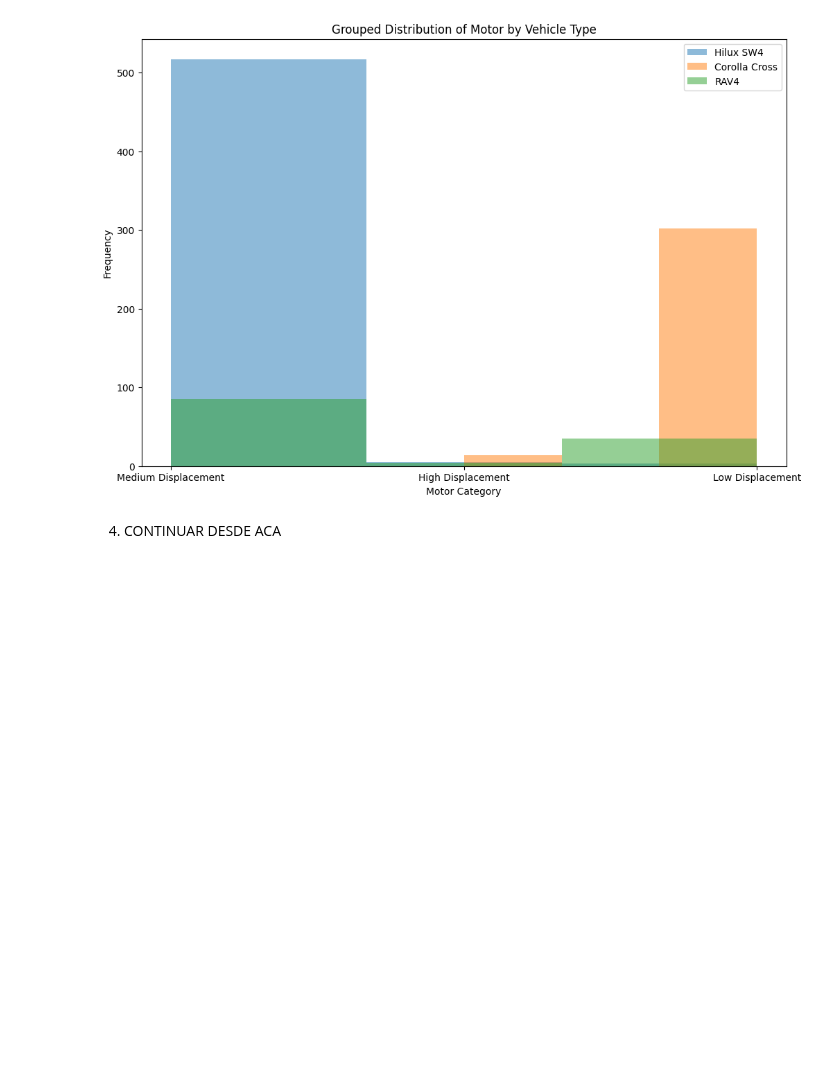
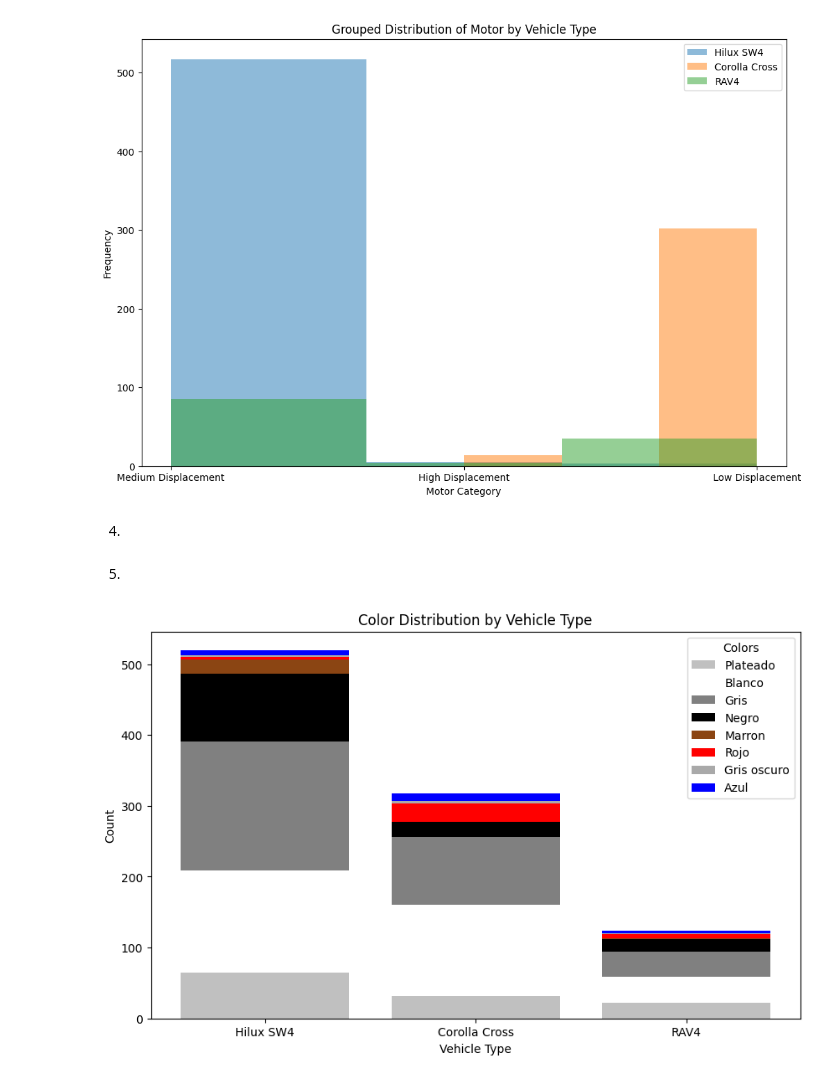
Before and after one commit to toiaalynch/machineLearningTP1, a Jupyter notebook: notebook/Entrega.ipynb, the cells around one changed output. Drawn from its saved outputs; the diff is of its cells as text; code cells hidden in the pictures; blank space fills up the shorter version.

```diff
--- a/notebook/Entrega.ipynb
+++ b/notebook/Entrega.ipynb
@@ -61,18 +103,14 @@ plt.show()
 # %% [markdown]
 2.
 # %%
-import matplotlib.pyplot as plt
-
-# Your data arrays
-years_of_manufacture = data[:, 1]
-kilometers_driven = data[:, 19]
-vehicle_type = data[:, 2]
+years_of_manufacture = year_col
+kilometers_driven = kilometers_col
+vehicle_type = vehicle_type_col
 
 vehicle_types = ['Hilux SW4', 'Corolla Cross', 'RAV4']
 
 plt.figure(figsize=(10, 6))
 
-# Plot each vehicle type separately
 for i, v_type in enumerate(vehicle_types, start=1):
     plt.scatter(years_of_manufacture[vehicle_type == i],
                 kilometers_driven[vehicle_type == i],
@@ -91,7 +129,6 @@ plt.show()
 import numpy as np
 import matplotlib.pyplot as plt
 
-# Function to group motor values into categories
 def group_motor_values(motor):
     motor = float(motor)
     if motor <= 2.0:
@@ -101,18 +138,15 @@ def group_motor_values(motor):
     else:
         return 'High Displacement'
 
-# Group the motor data
-motor_data = data[:, 18]  # Assuming motor data is in column 6
-vehicle_type = data[:, 2]  # Assuming vehicle type is in column 2
 vehicle_types = ['Hilux SW4', 'Corolla Cross', 'RAV4']
 
-grouped_motor_data = np.array([group_motor_values(motor) for motor in motor_data])
+grouped_motor_data = np.array([group_motor_values(motor) for motor in motor_col])
 
 # Plot the grouped motor distribution by vehicle type
 plt.figure(figsize=(12, 8))
 
 for i, v_type in enumerate(vehicle_types, start=1):
-    plt.hist(grouped_motor_data[vehicle_type == i], bins=3, alpha=0.5, label=v_type)
+    plt.hist(grouped_motor_data[vehicle_type_col == i], bins=3, alpha=0.5, label=v_type)
 
 plt.title("Grouped Distribution of Motor by Vehicle Type")
 plt.xlabel("Motor Category")
@@ -121,5 +155,5 @@ plt.legend()
 plt.show()
 # %% [output]
 [figure]
-# %% [markdown]
-4. CONTINUAR DESDE ACA
+# %% [markdown]
+4.
@@ -125,0 +162,44 @@ plt.show()
+# %% [markdown]
+5.
+# %%
+import matplotlib.pyplot as plt
+import numpy as np
+
+vehicle_types = ['Hilux SW4', 'Corolla Cross', 'RAV4']  # Tipos de vehículos
+colors = ['Plateado', 'Blanco', 'Gris', 'Negro', 'Marron', 'Rojo', 'Gris oscuro', 'Azul']  # Colores
+
+# Colores personalizados para que coincidan con los colores reales
+color_palette = {
+    'Plateado': '#C0C0C0',
+    'Blanco': '#FFFFFF',
+    'Gris': '#808080',
+    'Negro': '#000000',
+    'Marron': '#8B4513',
+    'Rojo': '#FF0000',
+    'Gris oscuro': '#A9A9A9',
+    'Azul': '#0000FF'
+}
+
+# Suma los valores de cada color para cada tipo de vehículo
+color_distribution = np.zeros((len(vehicle_types), len(colors)))
+
+for i in range(len(vehicle_types)):
+    for j in range(len(colors)):
+        color_distribution[i, j] = np.sum(color_cols[vehicle_type_col == (i + 1), j])
+
+# Crear el gráfico
+fig, ax = plt.subplots(figsize=(10, 6))
+
+# Generar barras apiladas con los colores personalizados
+bottom = np.zeros(len(vehicle_types))
+for i, color in enumerate(colors):
+    ax.bar(vehicle_types, color_distribution[:, i], label=color, color=color_palette[color], bottom=bottom)
+    bottom += color_distribution[:, i]
+
+plt.title('Color Distribution by Vehicle Type')
+plt.xlabel('Vehicle Type')
+plt.ylabel('Count')
+plt.legend(title='Colors')
+plt.show()
+# %% [output]
+[figure, added]
```
Also changed, not shown: parts of 19 cells of this notebook, 3 other files.
